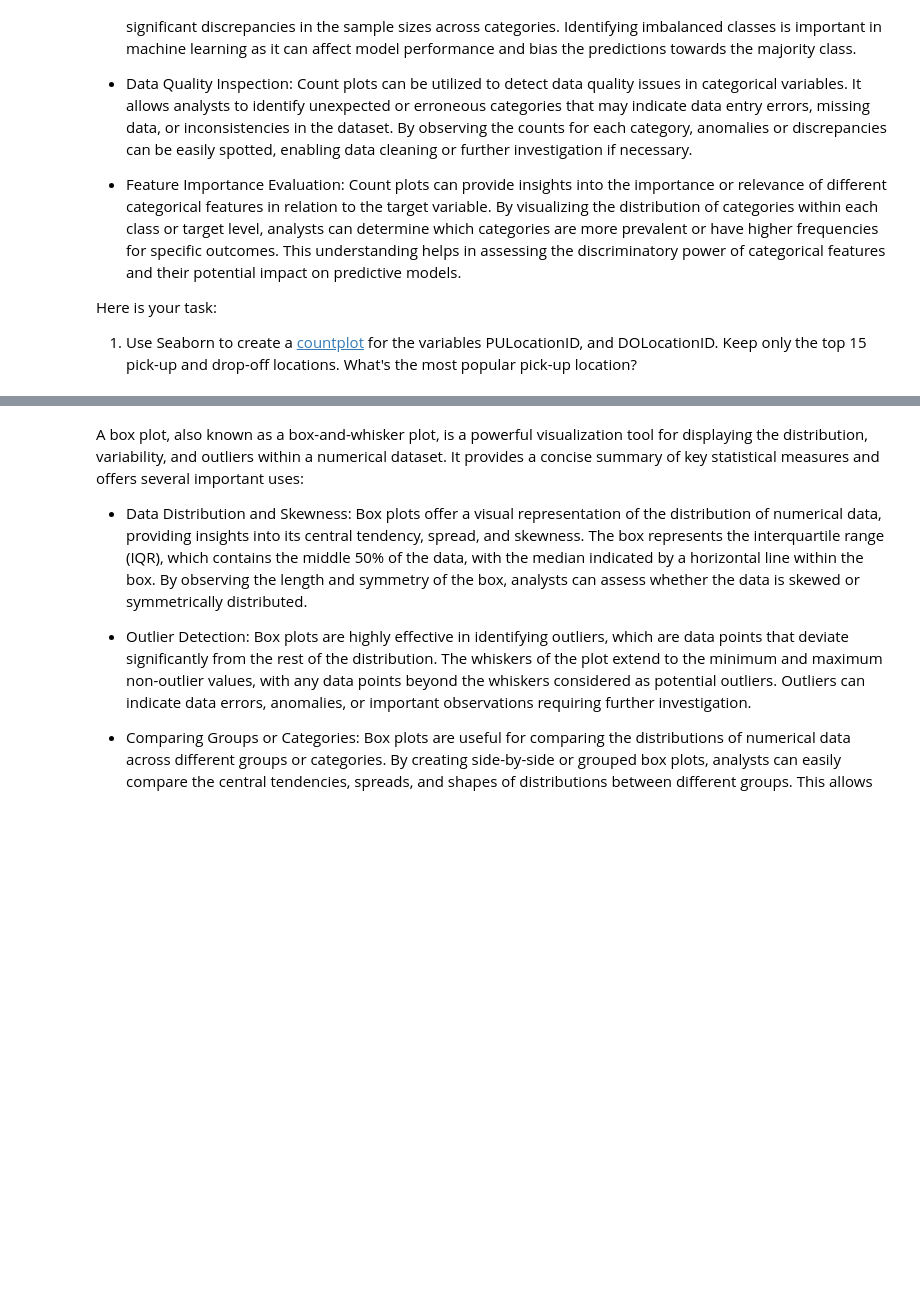
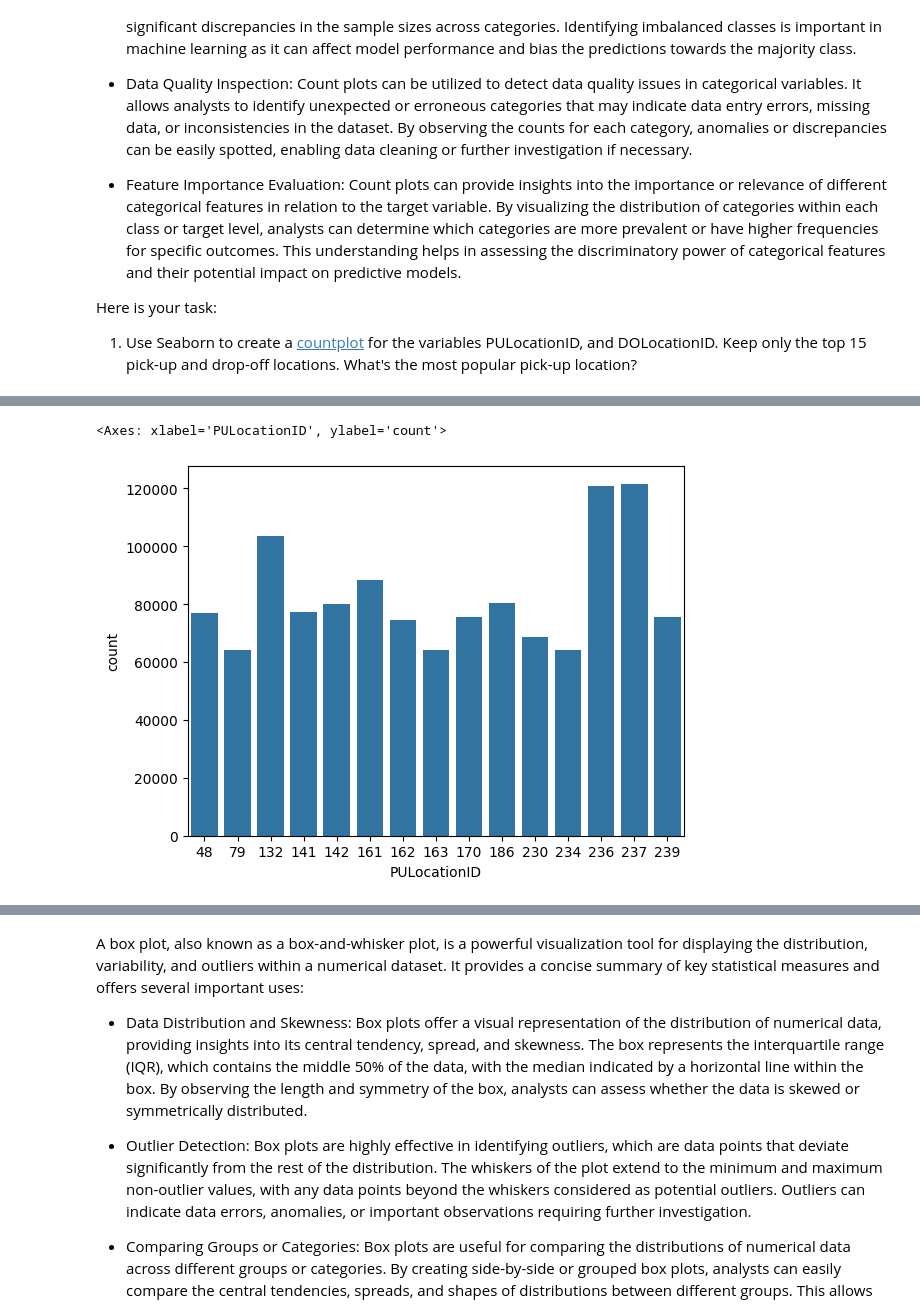
Before and after one commit to jgeiger81/sbml, a Jupyter notebook: JasonG_MLE_MiniProject_EDA.ipynb, the cells around one changed output, grey strips where cells are left out. Saved outputs shown, nothing was run; the diff lists cells and outputs as text; code cells hidden in the pictures; blank space fills up the shorter version.

```diff
--- a/JasonG_MLE_MiniProject_EDA.ipynb
+++ b/JasonG_MLE_MiniProject_EDA.ipynb
@@ -286,0 +341,10 @@ Here is your task:
+# %%
+# Turns out to filter a dataframe by the top 15 PULocationID values, you need to grab the index first.
+top15PUIDs = df["PULocationID"].value_counts().head(15).index
+
+# And then you filter the dataframe to only include these top 15 values.
+dfPUIDs = df[df["PULocationID"].isin(top15PUIDs)]
+sns.countplot(dfPUIDs, x="PULocationID")
+# %% [output]
+<Axes: xlabel='PULocationID', ylabel='count'>
+[figure, added]
```
Also changed, not shown: parts of 16 cells of this notebook.
